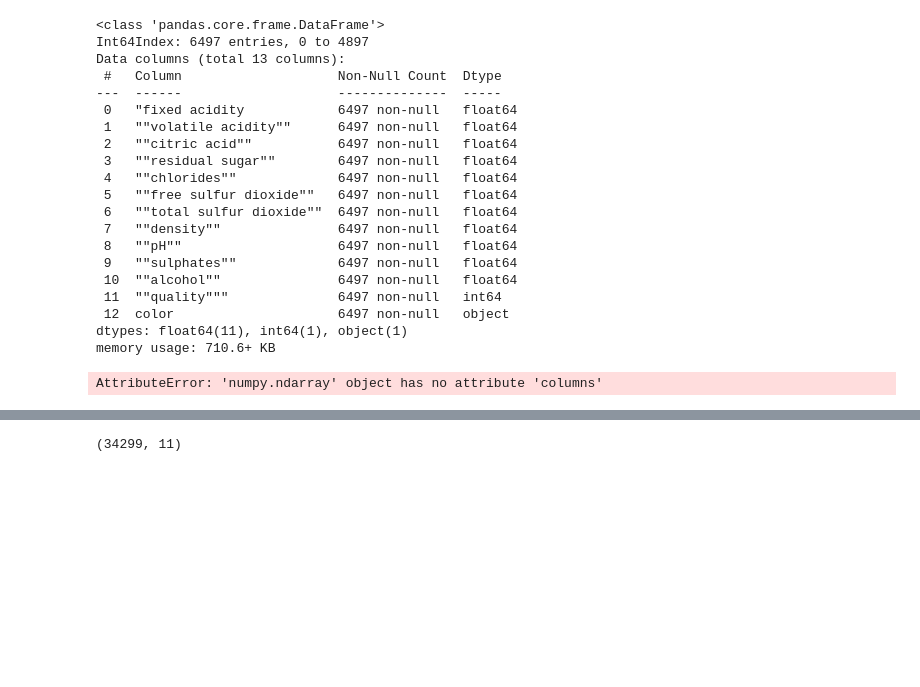
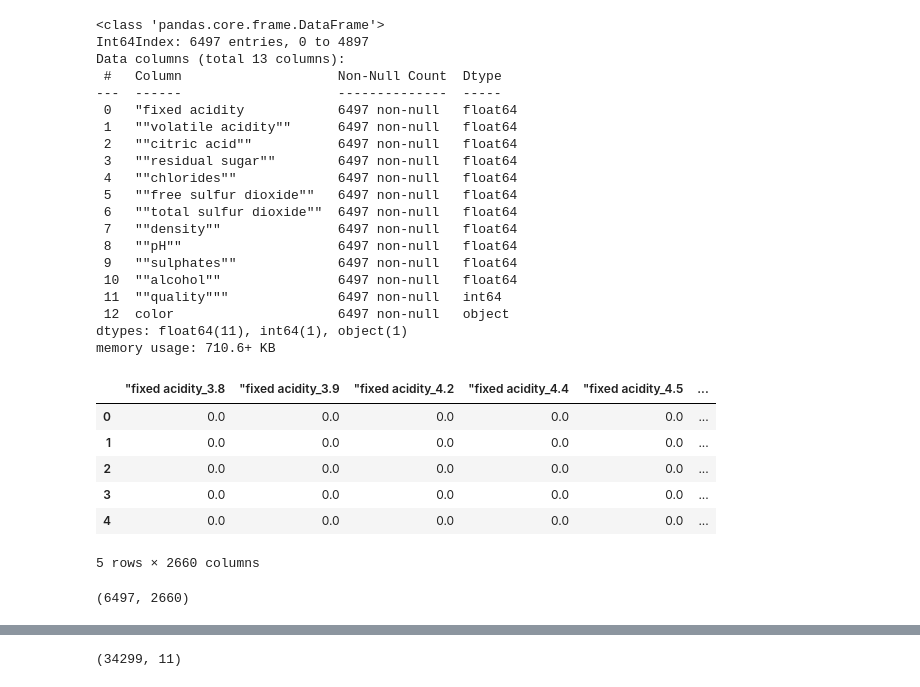
Before and after one commit to pemenalo/wine_enthusiasts, a Jupyter notebook: wine_enthusiast_nn.ipynb, the cells around one changed output, grey strips where cells are left out. Drawn from its saved outputs; the diff is of its cells as text; code cells hidden in the pictures; blank space fills up the shorter version.

```diff
--- a/wine_enthusiast_nn.ipynb
+++ b/wine_enthusiast_nn.ipynb
@@ -68,12 +68,22 @@ memory usage: 710.6+ KB
 # %%
 # Use OneHotEncoder to convert categorical data
 encoder = OneHotEncoder(sparse=False)
 
 # Enumerate Categorical data
-enum_df = pd.DataFrame(encoder.fit_transform(application_df2[categorical_data]))
+enum_df = pd.DataFrame(encoder.fit_transform(result_df))
 
 # Name encoded columns
-enum_df.columns = encoder.get_feature_names(categorical_data)
+enum_df.columns = encoder.get_feature_names(result_df.columns)
 enum_df.head()
 # %% [output]
+|  | "fixed acidity_3.8 | "fixed acidity_3.9 | "fixed acidity_4.2 | "fixed acidity_4.4 | "fixed acidity_4.5 | ... |
+| 0 | 0.0 | 0.0 | 0.0 | 0.0 | 0.0 | ... |
+| 1 | 0.0 | 0.0 | 0.0 | 0.0 | 0.0 | ... |
+| 2 | 0.0 | 0.0 | 0.0 | 0.0 | 0.0 | ... |
+| 3 | 0.0 | 0.0 | 0.0 | 0.0 | 0.0 | ... |
+| 4 | 0.0 | 0.0 | 0.0 | 0.0 | 0.0 | ... |
-AttributeError: 'numpy.ndarray' object has no attribute 'columns'
+5 rows × 2660 columns
+# %%
+enum_df.shape
+# %% [output]
+(6497, 2660)
```
Also changed, not shown: parts of 4 cells of this notebook, 21 other files.
